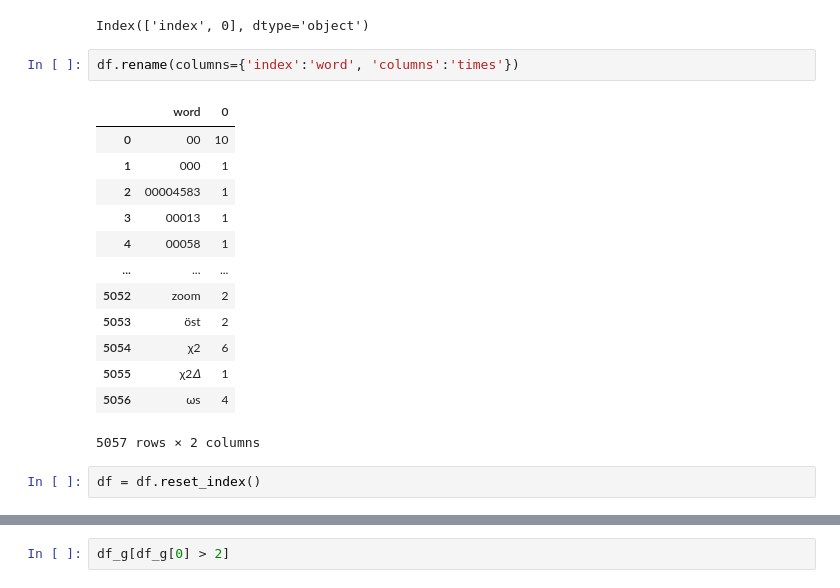
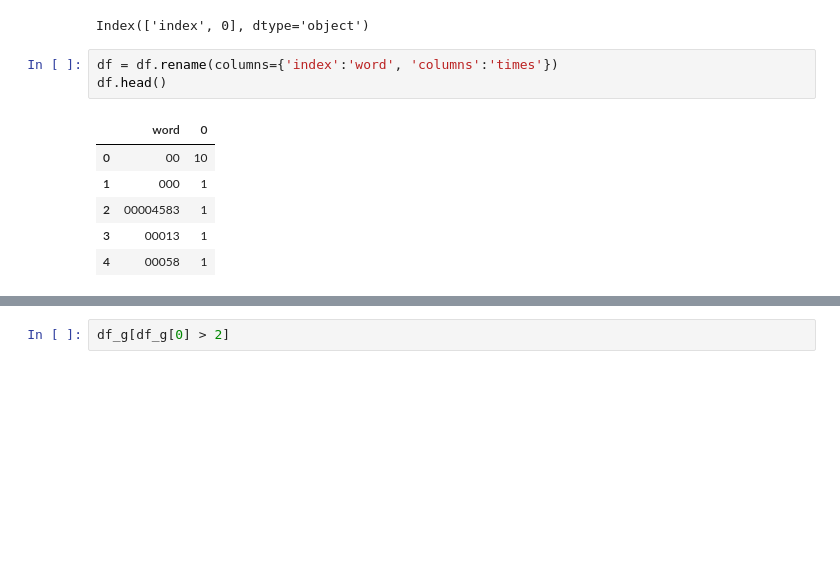
Before and after one commit to MarcBernstein0/raizel-practice-questions, a Jupyter notebook: notebook/Megan_NLP.ipynb, the cells around one changed output, grey strips where cells are left out. Drawn from its saved outputs; the diff is of its cells as text; blank space fills up the shorter version.

```diff
--- a/notebook/Megan_NLP.ipynb
+++ b/notebook/Megan_NLP.ipynb
@@ -212,23 +212,15 @@ df.columns
 # %% [output]
 Index(['index', 0], dtype='object')
 # %%
-df.rename(columns={'index':'word', 'columns':'times'})
+df = df.rename(columns={'index':'word', 'columns':'times'})
+df.head()
 # %% [output]
 |  | word | 0 |
 | 0 | 00 | 10 |
 | 1 | 000 | 1 |
 | 2 | 00004583 | 1 |
 | 3 | 00013 | 1 |
 | 4 | 00058 | 1 |
-| ... | ... | ... |
-| 5052 | zoom | 2 |
-| 5053 | öst | 2 |
-| 5054 | χ2 | 6 |
-| 5055 | χ2𝛥 | 1 |
-| 5056 | ωs | 4 |
-5057 rows × 2 columns
-# %%
-df = df.reset_index()
 # %%
 df[0].sort_values(ascending=False)
 # %% [output]
```
Also changed, not shown: parts of 9 cells of this notebook.
